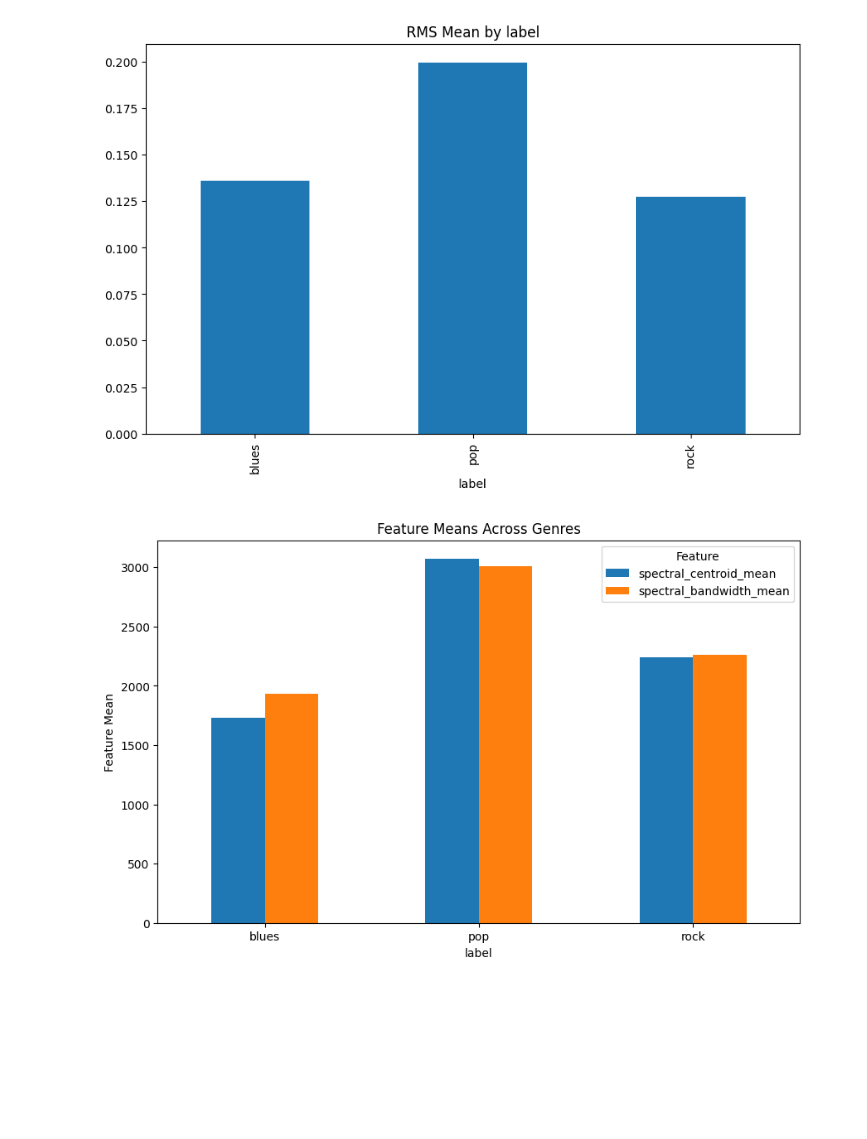
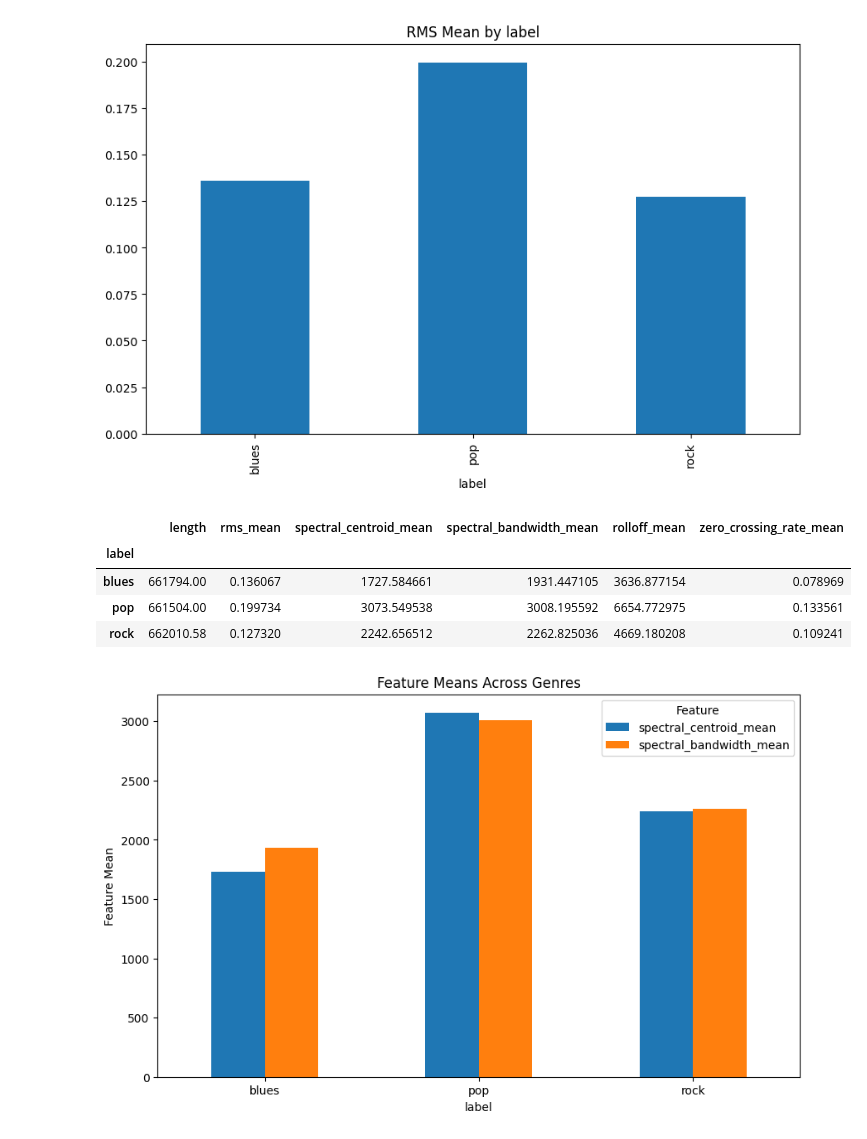
Before and after one commit to adityarpawar1902/AudioTechII, a Jupyter notebook: Lectures/Lesson14_DataScience_Pandas.ipynb, the cells around one changed output. Cells and saved outputs as stored; diff of their text form; code cells hidden in the pictures; blank space fills up the shorter version.

```diff
--- a/Lectures/Lesson14_DataScience_Pandas.ipynb
+++ b/Lectures/Lesson14_DataScience_Pandas.ipynb
@@ -260,6 +260,15 @@ genre_rms.plot.bar(figsize=(10, 6), title='RMS Mean by label')
 # %% [output]
 <AxesSubplot: title={'center': 'RMS Mean by label'}, xlabel='label'>
 [figure]
+# %%
+grouped = df.groupby("label").mean(numeric_only=True)
+grouped
+# %% [output]
+|  | length | rms_mean | spectral_centroid_mean | spectral_bandwidth_mean | rolloff_mean | zero_crossing_rate_mean |
+| label |  |  |  |  |  |  |
+| blues | 661794.00 | 0.136067 | 1727.584661 | 1931.447105 | 3636.877154 | 0.078969 |
+| pop | 661504.00 | 0.199734 | 3073.549538 | 3008.195592 | 6654.772975 | 0.133561 |
+| rock | 662010.58 | 0.127320 | 2242.656512 | 2262.825036 | 4669.180208 | 0.109241 |
 # %%
 grouped = df.groupby("label").mean(numeric_only=True)
 features = [
```
